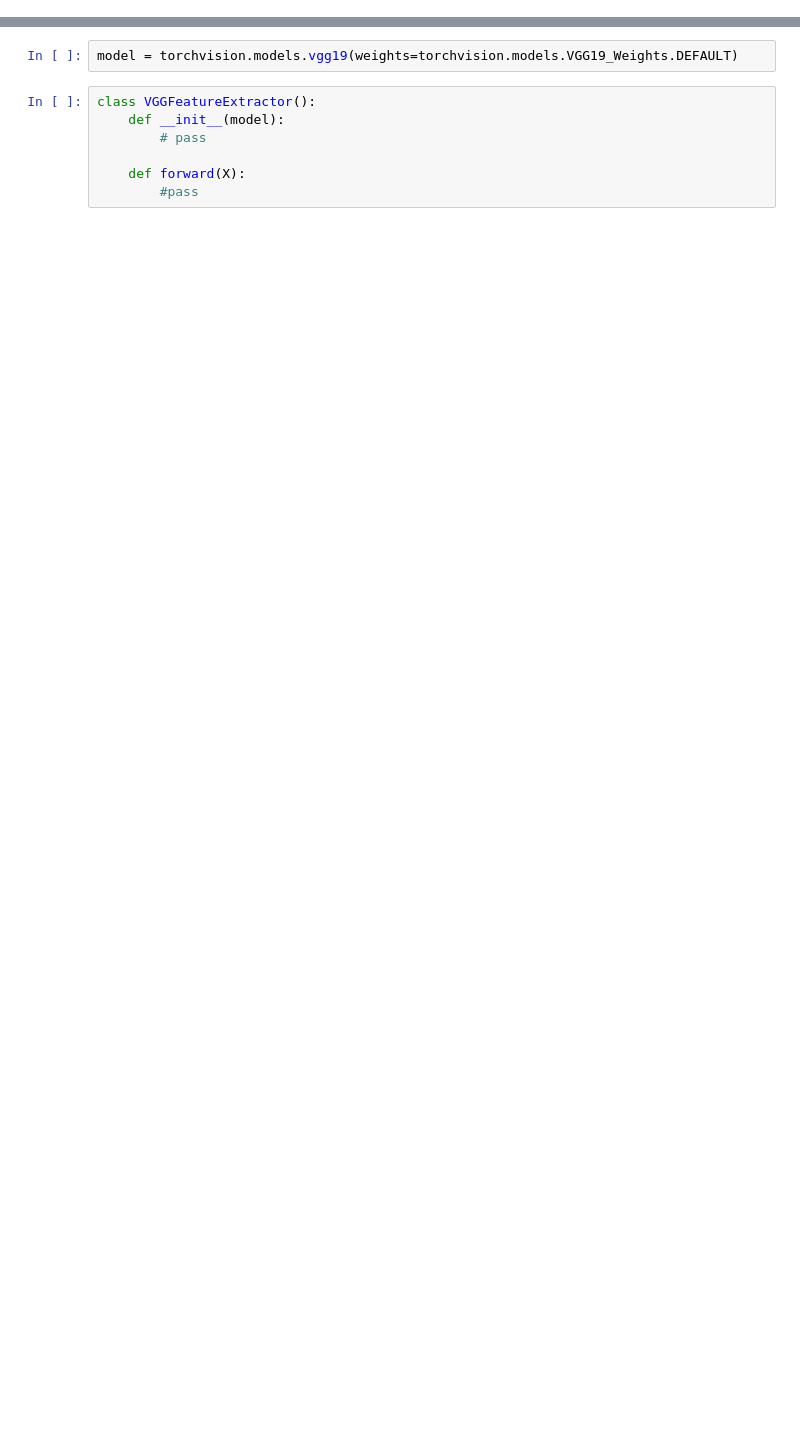
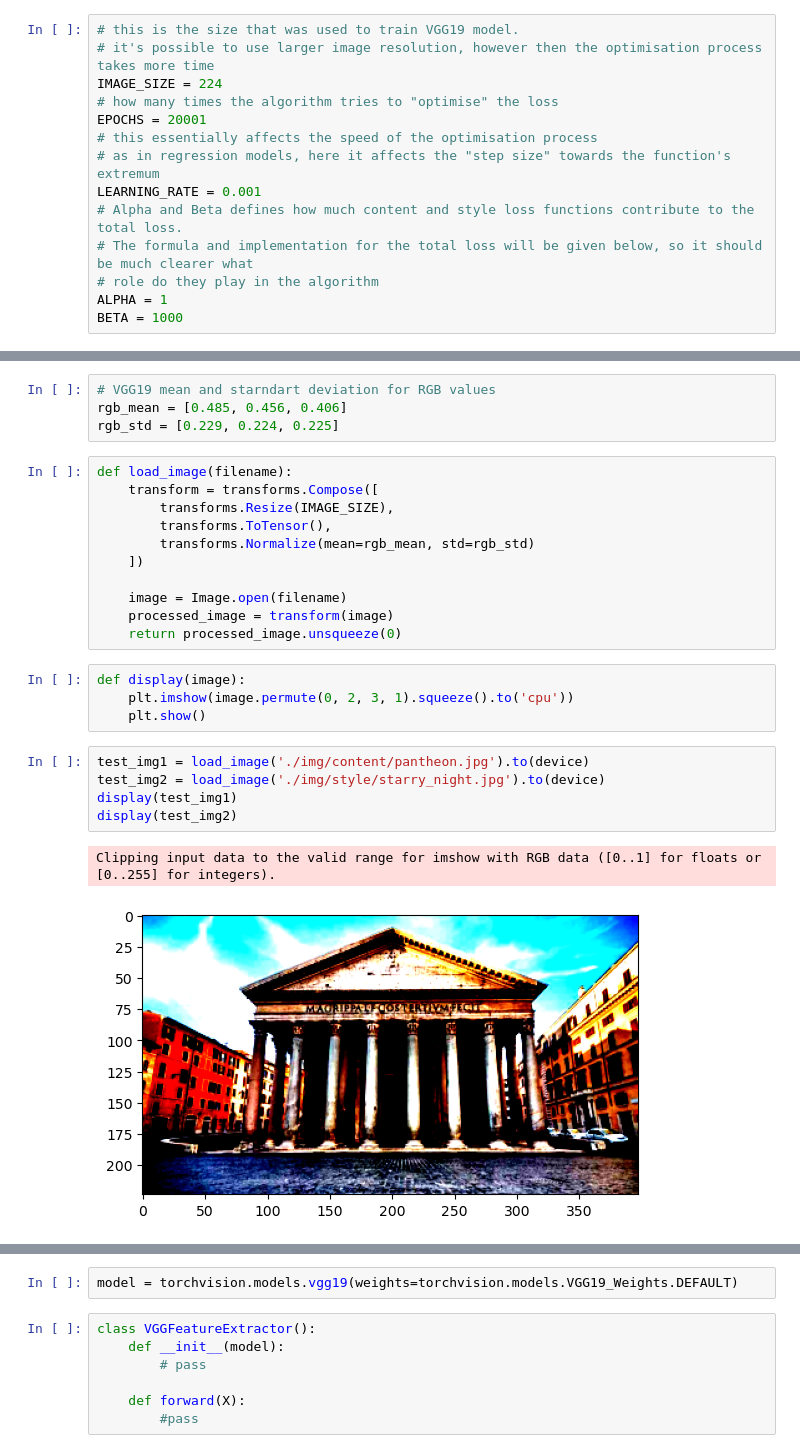
Before and after one commit to VladPodilnyk/ml_playground, a Jupyter notebook: computer_vision/style_transfer/nst.ipynb, the cells around one changed output, grey strips where cells are left out. Cells and saved outputs as stored; diff of their text form; blank space fills up the shorter version.

Commit message:
nst: image processing.

```diff
--- a/computer_vision/style_transfer/nst.ipynb
+++ b/computer_vision/style_transfer/nst.ipynb
@@ -25,0 +34,14 @@ import torchvision
+# %%
+# this is the size that was used to train VGG19 model.
+# it's possible to use larger image resolution, however then the optimisation process takes more time
+IMAGE_SIZE = 224
+# how many times the algorithm tries to "optimise" the loss
+EPOCHS = 20001
+# this essentially affects the speed of the optimisation process
+# as in regression models, here it affects the "step size" towards the function's extremum
+LEARNING_RATE = 0.001
+# Alpha and Beta defines how much content and style loss functions contribute to the total loss.
+# The formula and implementation for the total loss will be given below, so it should be much clearer what
+# role do they play in the algorithm
+ALPHA = 1
+BETA = 1000
@@ -25,0 +59,27 @@ import torchvision
+# %%
+# VGG19 mean and starndart deviation for RGB values
+rgb_mean = [0.485, 0.456, 0.406]
+rgb_std = [0.229, 0.224, 0.225]
+# %%
+def load_image(filename):
+    transform = transforms.Compose([
+        transforms.Resize(IMAGE_SIZE),
+        transforms.ToTensor(),
+        transforms.Normalize(mean=rgb_mean, std=rgb_std)
+    ])
+
+    image = Image.open(filename)
+    processed_image = transform(image)
+    return processed_image.unsqueeze(0)
+# %%
+def display(image):
+    plt.imshow(image.permute(0, 2, 3, 1).squeeze().to('cpu'))
+    plt.show()
+# %%
+test_img1 = load_image('./img/content/pantheon.jpg').to(device)
+test_img2 = load_image('./img/style/starry_night.jpg').to(device)
+display(test_img1)
+display(test_img2)
+# %% [output]
+Clipping input data to the valid range for imshow with RGB data ([0..1] for floats or [0..255] for integers).
+[figure, added]
```
Also changed, not shown: parts of 7 cells of this notebook, 8 other files.
